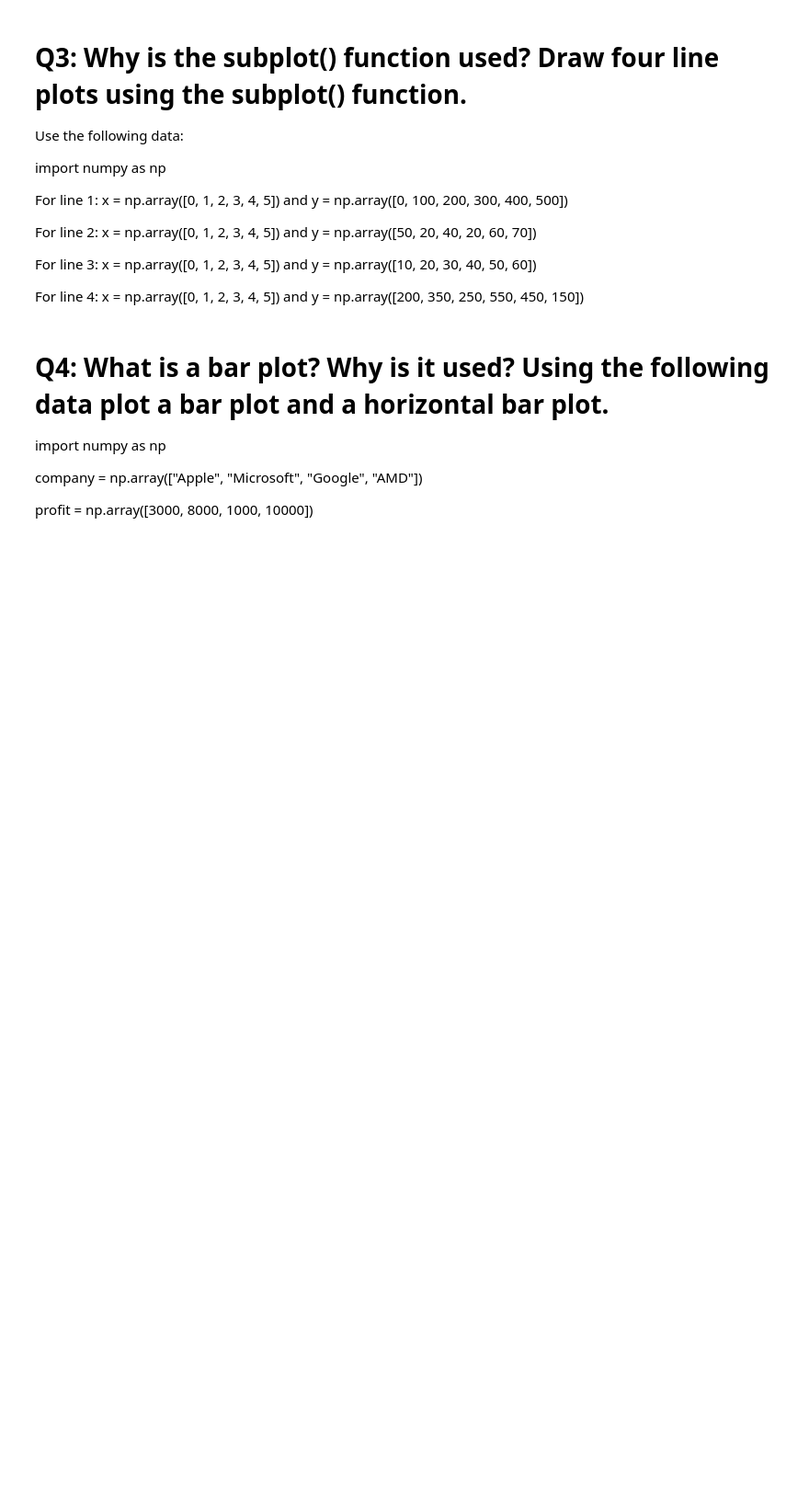
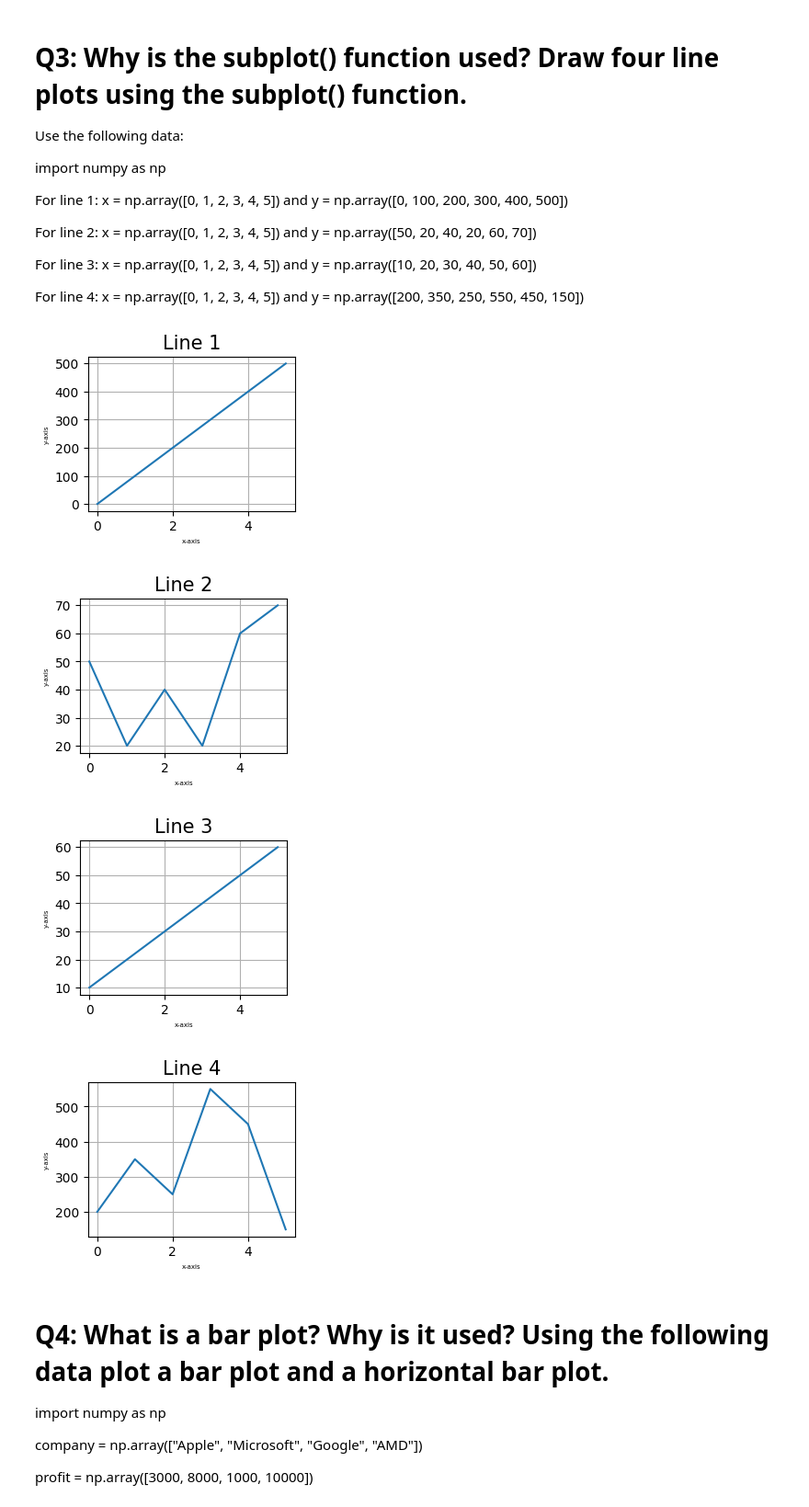
Before and after one commit to Arka1212/Data-Science-Assignments, a Jupyter notebook: Matplotlib_Assignment.ipynb, the cells around one changed output. Shown at 92% size. Saved outputs shown, nothing was run; the diff lists cells and outputs as text; code cells hidden in the pictures; blank space fills up the shorter version.

```diff
--- a/Matplotlib_Assignment.ipynb
+++ b/Matplotlib_Assignment.ipynb
@@ -59,6 +59,57 @@ For line 2: x = np.array([0, 1, 2, 3, 4, 5]) and y = np.array([50, 20, 40, 20, 6
 For line 3: x = np.array([0, 1, 2, 3, 4, 5]) and y = np.array([10, 20, 30, 40, 50, 60])
 
 For line 4: x = np.array([0, 1, 2, 3, 4, 5]) and y = np.array([200, 350, 250, 550, 450, 150])
+# %%
+'''
+The subplot() function in Matplotlib is used to create a grid of subplots within a single figure. This function allows you to arrange
+multiple plots or axes in a specified number of rows and columns, making it easier to create complex multi-panel visualizations.
+'''
+
+# Code.
+x = np.array([0, 1, 2, 3, 4, 5])
+
+y1 = np.array([0, 100, 200, 300, 400, 500])
+y2 = np.array([50, 20, 40, 20, 60, 70])
+y3 = np.array([10, 20, 30, 40, 50, 60])
+y4 = np.array([200, 350, 250, 550, 450, 150])
+
+# Plotting the data.
+plt.subplot(2, 2, 1)
+plt.plot(x, y1)
+plt.title('Line 1', fontsize = 15)
+plt.xlabel('x-axis', fontsize = 5)
+plt.ylabel('y-axis', fontsize = 5)
+plt.grid()
+plt.show()
+
+plt.subplot(2, 2, 2)
+plt.plot(x, y2)
+plt.title('Line 2', fontsize = 15)
+plt.xlabel('x-axis', fontsize = 5)
+plt.ylabel('y-axis', fontsize = 5)
+plt.grid()
+plt.show()
+
+plt.subplot(2, 2, 3)
+plt.plot(x, y3)
+plt.title('Line 3', fontsize = 15)
+plt.xlabel('x-axis', fontsize = 5)
+plt.ylabel('y-axis', fontsize = 5)
+plt.grid()
+plt.show()
+
+plt.subplot(2, 2, 4)
+plt.plot(x, y4)
+plt.title('Line 4', fontsize = 15)
+plt.xlabel('x-axis', fontsize = 5)
+plt.ylabel('y-axis', fontsize = 5)
+plt.grid()
+plt.show()
+# %% [output]
+[figure, added]
+[figure, added]
+[figure, added]
+[figure, added]
 # %% [markdown]
 # Q4: What is a bar plot? Why is it used? Using the following data plot a bar plot and a horizontal bar plot.
 
```
Also changed, not shown: parts of 2 cells of this notebook.
